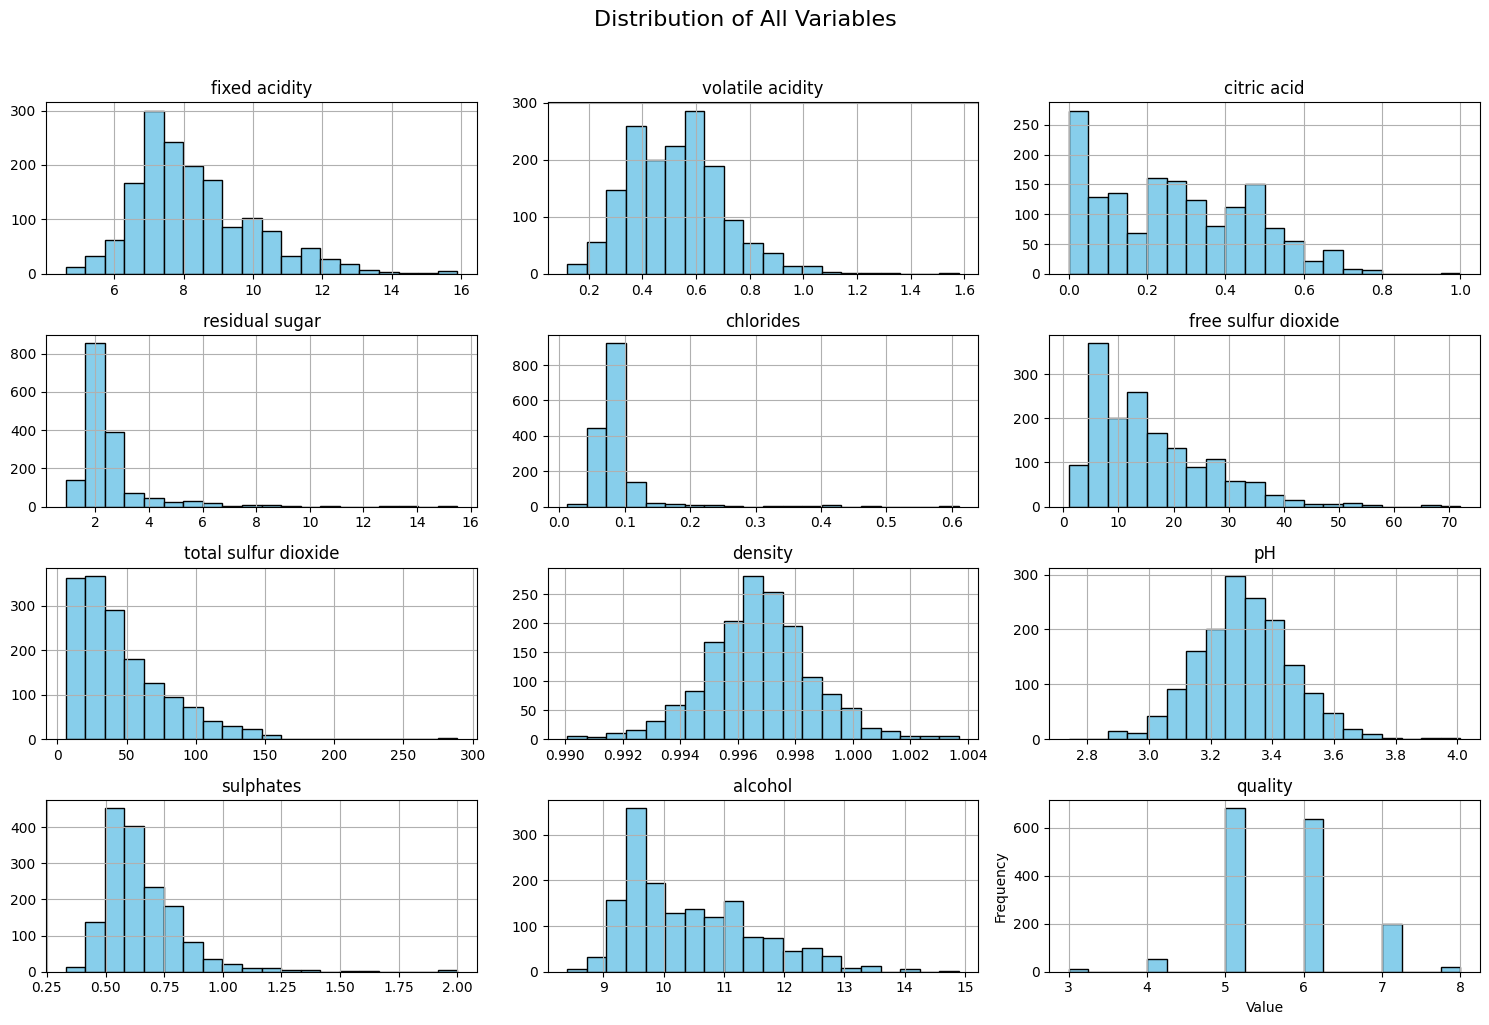
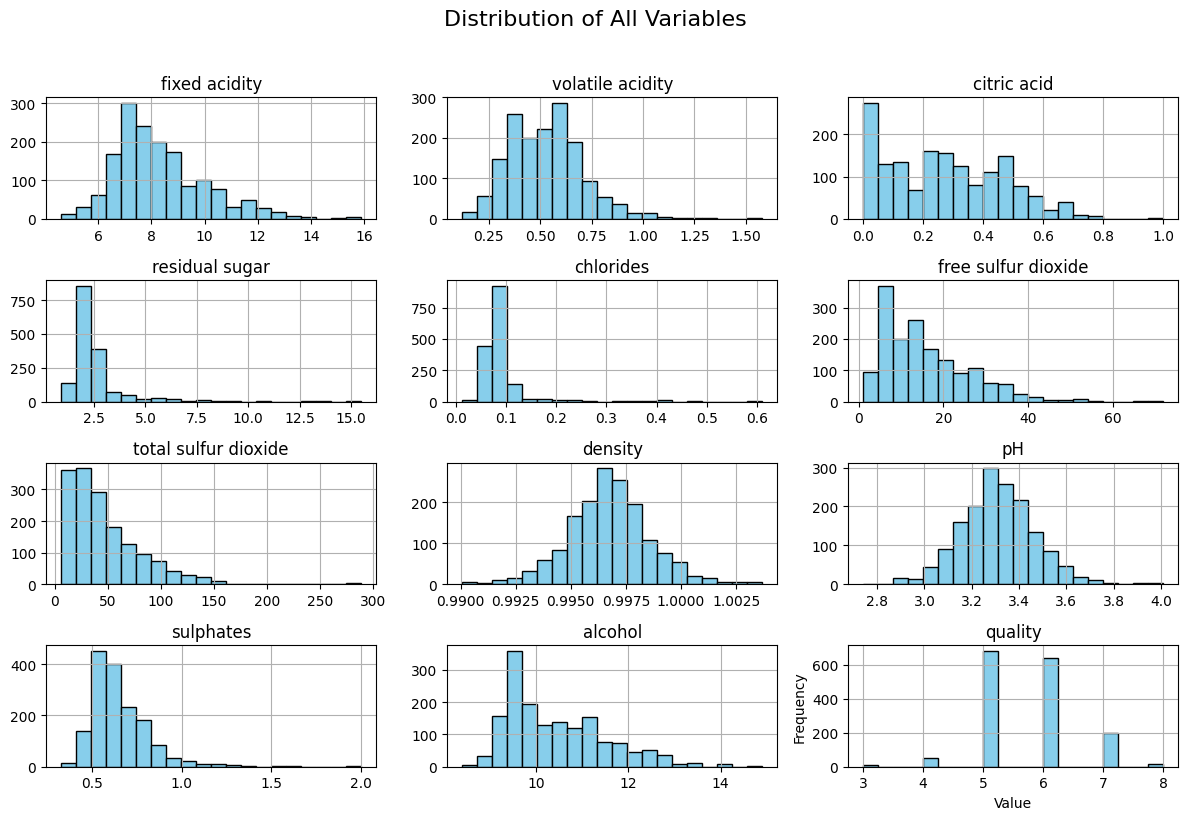
Unified diff of the notebook cell whose output changed from the first chart to the second:
--- before
+++ after
@@ -1,3 +1,3 @@
-data.hist(bins=20, figsize=(15, 10), edgecolor='k',color='skyblue')
+data.hist(bins=20, figsize=(12, 8), edgecolor='k',color='skyblue')
 plt.xlabel('Value')
 plt.ylabel('Frequency')

Commit: plotting